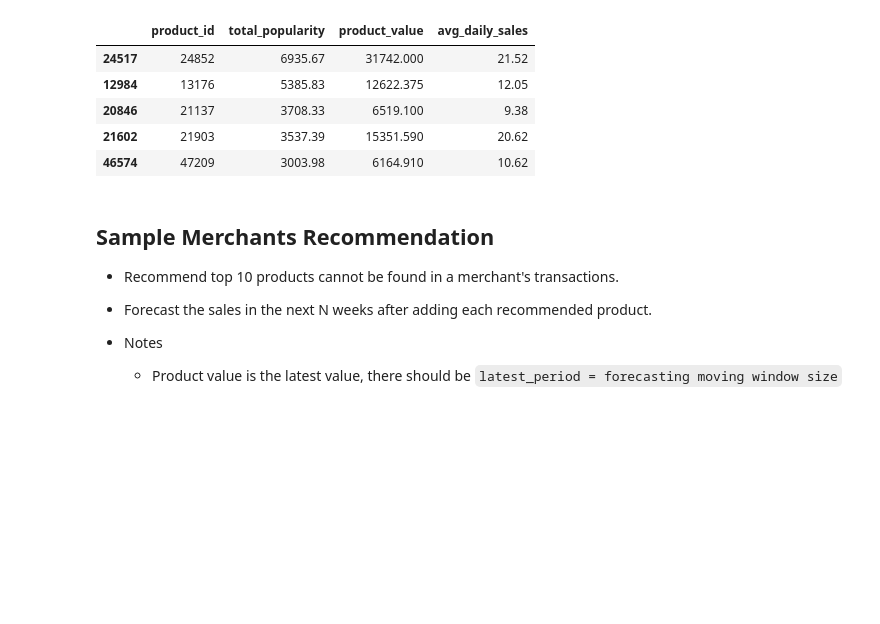
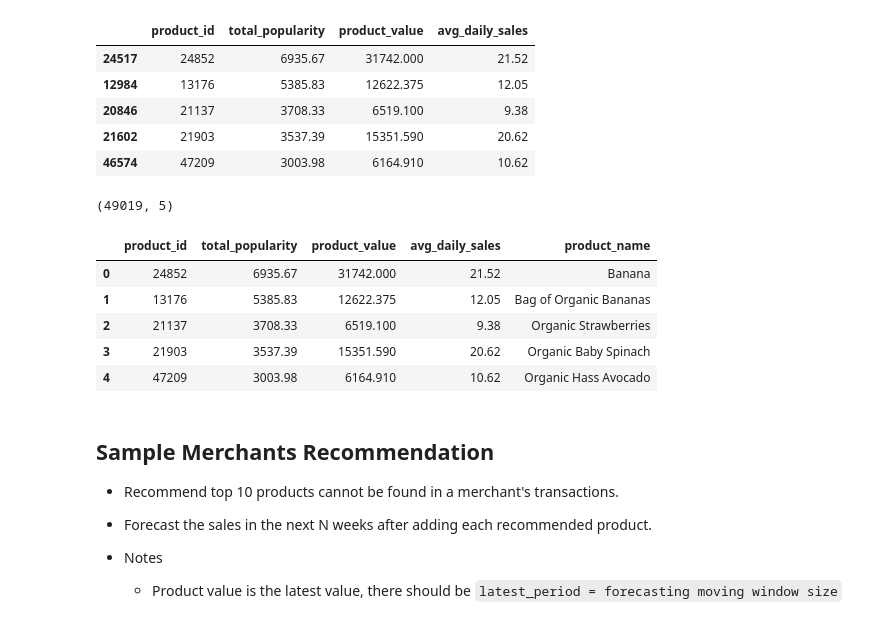
Before and after one commit to hanhanwu/Hanhan_Break_the_Limits, a Jupyter notebook: Bank_Fantasy/Golden_Bridge/recommendation_experiments/popularity_recommendation.ipynb, the cells around one changed output. Cells and saved outputs as stored; diff of their text form; code cells hidden in the pictures; blank space fills up the shorter version.

```diff
--- a/Bank_Fantasy/Golden_Bridge/recommendation_experiments/popularity_recommendation.ipynb
+++ b/Bank_Fantasy/Golden_Bridge/recommendation_experiments/popularity_recommendation.ipynb
@@ -187,6 +187,19 @@ product_values.head()
 | 20846 | 21137 | 3708.33 | 6519.100 | 9.38 |
 | 21602 | 21903 | 3537.39 | 15351.590 | 20.62 |
 | 46574 | 47209 | 3003.98 | 6164.910 | 10.62 |
+# %%
+product_values = product_values.merge(all_order_train[['product_id', 'product_name']].drop_duplicates(), on='product_id')
+print(product_values.shape)
+
+product_values.head()
+# %% [output]
+(49019, 5)
+|  | product_id | total_popularity | product_value | avg_daily_sales | product_name |
+| 0 | 24852 | 6935.67 | 31742.000 | 21.52 | Banana |
+| 1 | 13176 | 5385.83 | 12622.375 | 12.05 | Bag of Organic Bananas |
+| 2 | 21137 | 3708.33 | 6519.100 | 9.38 | Organic Strawberries |
+| 3 | 21903 | 3537.39 | 15351.590 | 20.62 | Organic Baby Spinach |
+| 4 | 47209 | 3003.98 | 6164.910 | 10.62 | Organic Hass Avocado |
 # %%
 product_values.to_pickle('product_values.pkl')
 # %% [markdown]
```
